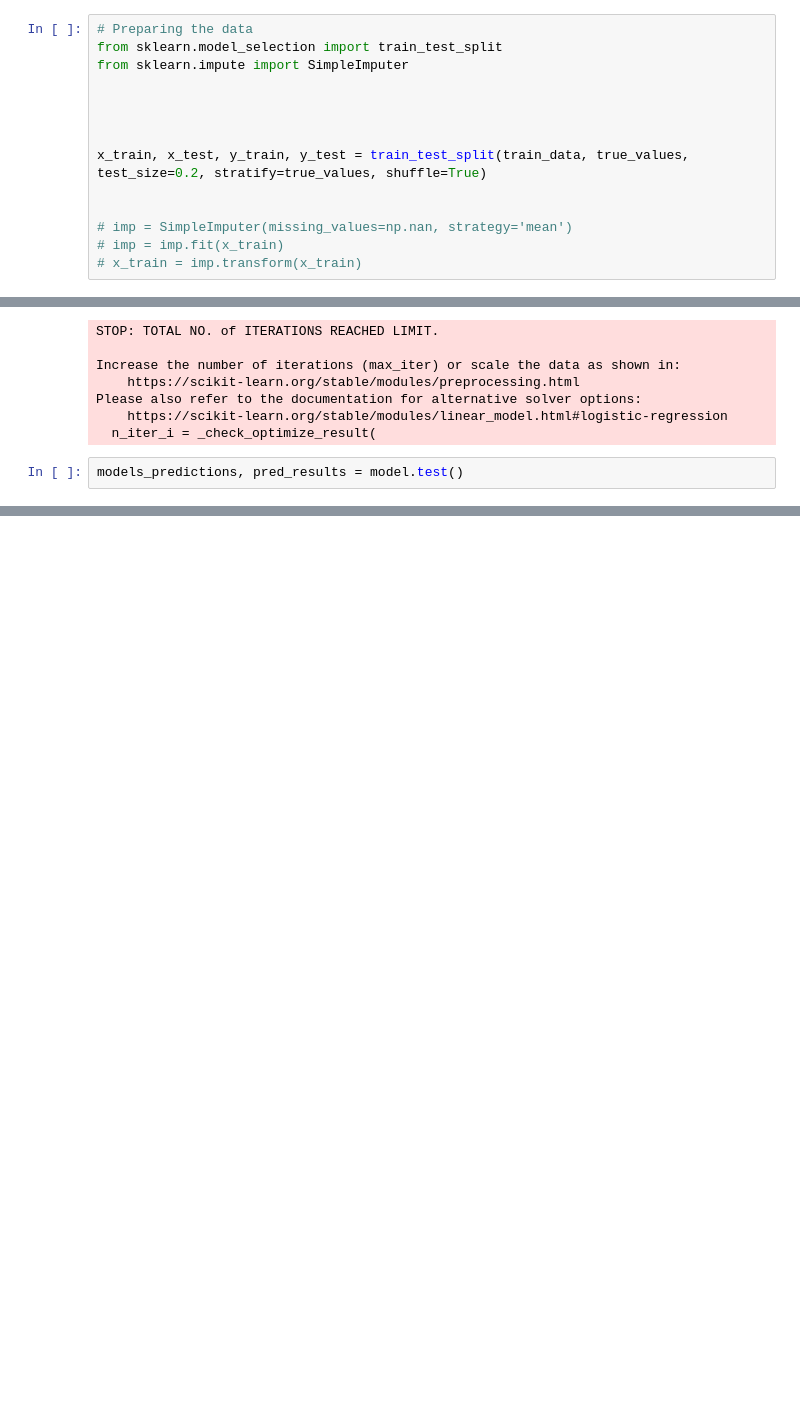
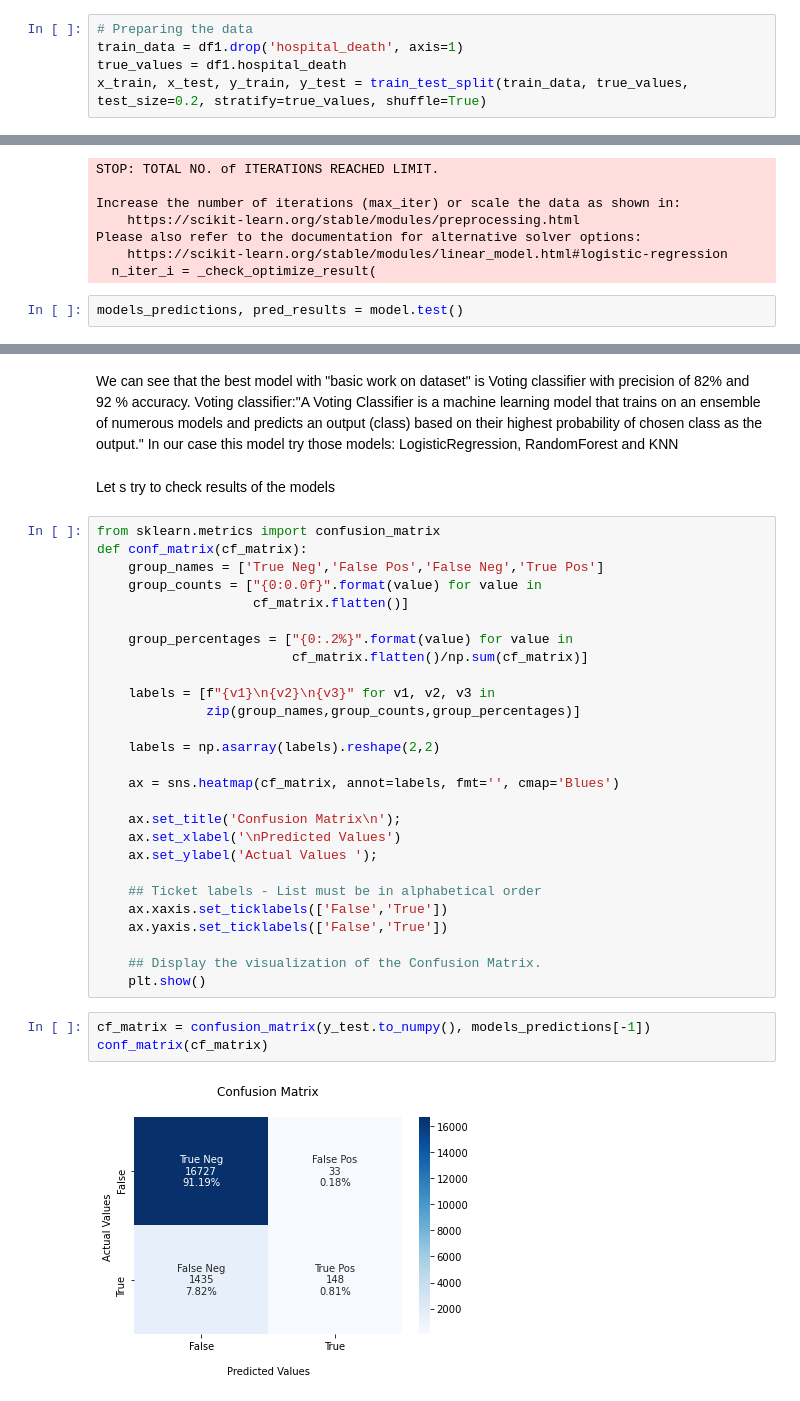
Before and after one commit to EladBil/DS-Squad-Project, a Jupyter notebook: PresentationNotebook.ipynb, the cells around one changed output, grey strips where cells are left out. Saved outputs shown, nothing was run; the diff lists cells and outputs as text; blank space fills up the shorter version.

```diff
--- a/PresentationNotebook.ipynb
+++ b/PresentationNotebook.ipynb
@@ -162,17 +199,8 @@ Data preview:
 # %%
 # Preparing the data
-from sklearn.model_selection import train_test_split
-from sklearn.impute import SimpleImputer
-
-
-
-
+train_data = df1.drop('hospital_death', axis=1)
+true_values = df1.hospital_death
 x_train, x_test, y_train, y_test = train_test_split(train_data, true_values, test_size=0.2, stratify=true_values, shuffle=True)
-
-
-# imp = SimpleImputer(missing_values=np.nan, strategy='mean')
-# imp = imp.fit(x_train)
-# x_train = imp.transform(x_train)
 # %%
 model.set_split(x_train=x_train, y_train=y_train, x_test=x_test, y_test=y_test)
 # %%
@@ -201,0 +230,38 @@ print(pred_results)
+# %% [markdown]
+We can see that the best model with "basic work on dataset" is Voting classifier with precision of 82% and 92 % accuracy.
+Voting classifier:"A Voting Classifier is a machine learning model that trains on an ensemble of numerous models and predicts an output (class) based on their highest probability of chosen class as the output."
+In our case this model try those models: LogisticRegression, RandomForest and KNN
+# %% [markdown]
+Let s try to check results of the models
+# %%
+from sklearn.metrics import confusion_matrix
+def conf_matrix(cf_matrix):
+    group_names = ['True Neg','False Pos','False Neg','True Pos']
+    group_counts = ["{0:0.0f}".format(value) for value in
+                    cf_matrix.flatten()]
+
+    group_percentages = ["{0:.2%}".format(value) for value in
+                         cf_matrix.flatten()/np.sum(cf_matrix)]
+
+    labels = [f"{v1}\n{v2}\n{v3}" for v1, v2, v3 in
+              zip(group_names,group_counts,group_percentages)]
+
+    labels = np.asarray(labels).reshape(2,2)
+
+    ax = sns.heatmap(cf_matrix, annot=labels, fmt='', cmap='Blues')
+
+    ax.set_title('Confusion Matrix\n');
+    ax.set_xlabel('\nPredicted Values')
+    ax.set_ylabel('Actual Values ');
+
+    ## Ticket labels - List must be in alphabetical order
+    ax.xaxis.set_ticklabels(['False','True'])
+    ax.yaxis.set_ticklabels(['False','True'])
+
+    ## Display the visualization of the Confusion Matrix.
+    plt.show()
+# %%
+cf_matrix = confusion_matrix(y_test.to_numpy(), models_predictions[-1])
+conf_matrix(cf_matrix)
+# %% [output]
+[figure, added]
```
Also changed, not shown: parts of 45 cells of this notebook.
